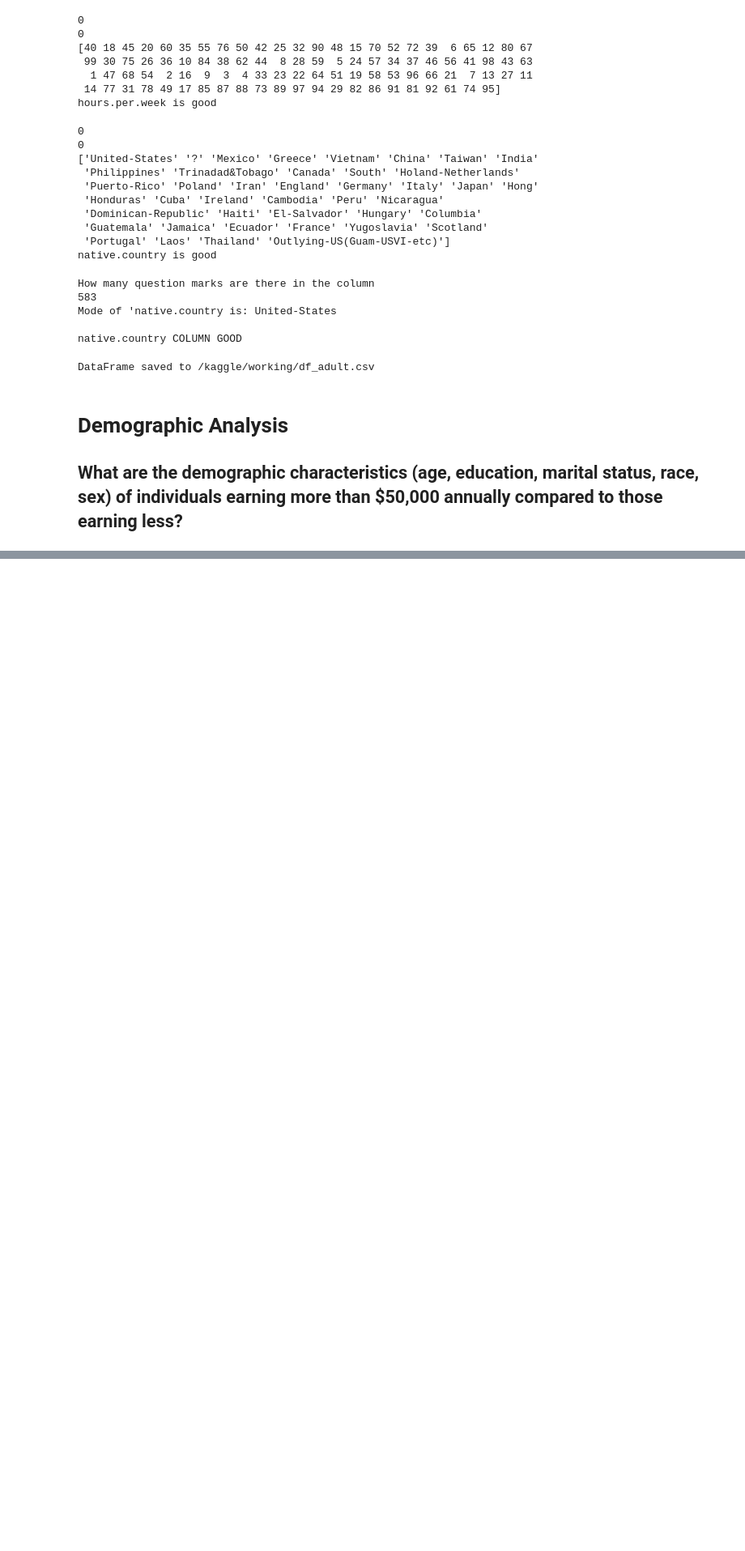
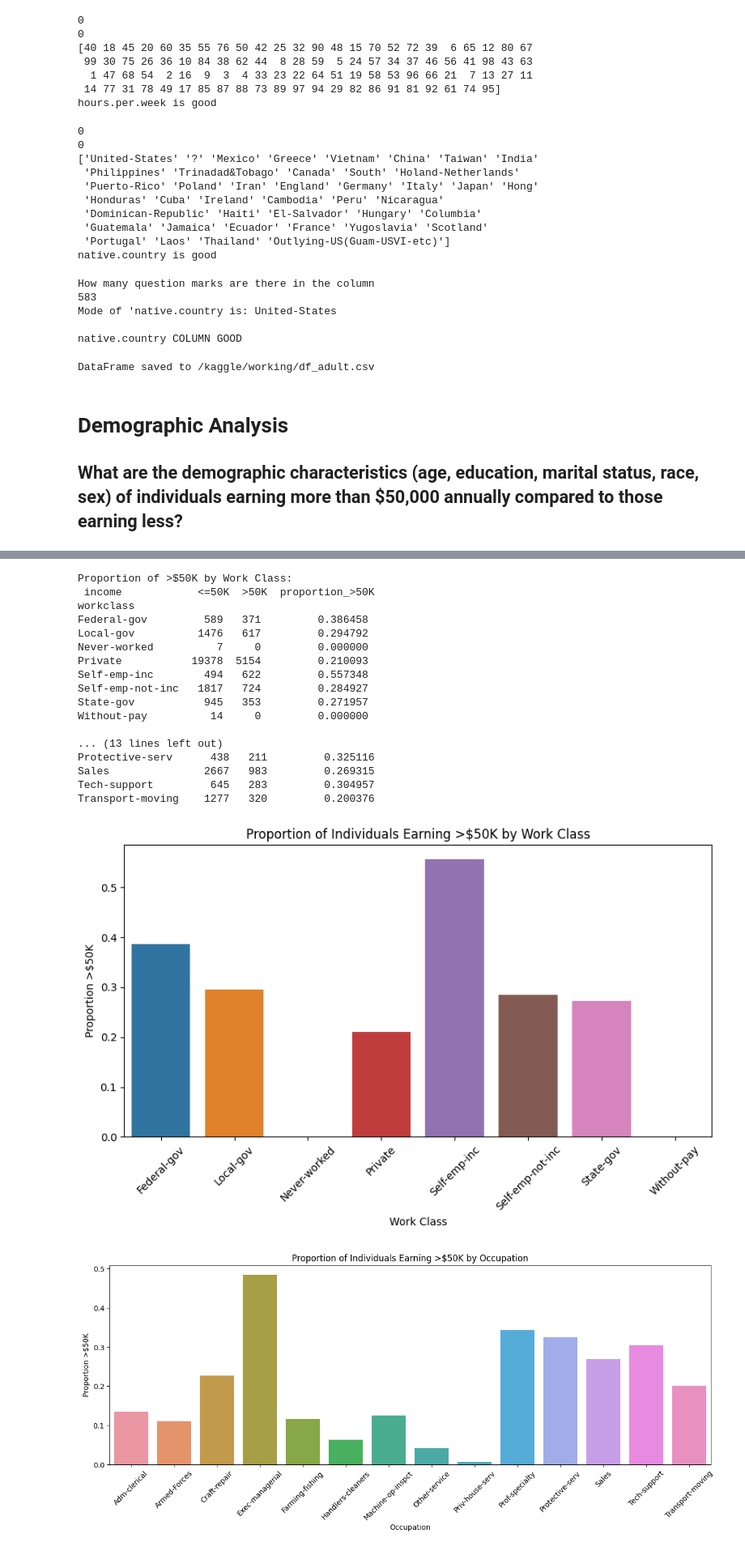
Before and after one commit to OptimusCoderr/Datainmotion, a Jupyter notebook: analyzing-adult-income-data-in-motion-project.ipynb, the cells around one changed output, grey strips where cells are left out. Shown at 81% size. Saved outputs shown, nothing was run; the diff lists cells and outputs as text; code cells hidden in the pictures; blank space fills up the shorter version.

Commit message:
Kaggle Notebook | Analyzing Adult Income Data In motion Project | Version 4

```diff
--- a/analyzing-adult-income-data-in-motion-project.ipynb
+++ b/analyzing-adult-income-data-in-motion-project.ipynb
@@ -316,0 +387,50 @@ plt.show()
+# %%
+# Calculate the proportion of individuals earning >$50K within each workclass
+workclass_income = df_adult.groupby(['workclass', 'income']).size().unstack(fill_value=0)
+workclass_income['proportion_>50K'] = workclass_income['>50K'] / (workclass_income['>50K'] + workclass_income['<=50K'])
+
+# Calculate the proportion of individuals earning >$50K within each occupation
+occupation_income = df_adult.groupby(['occupation', 'income']).size().unstack(fill_value=0)
+occupation_income['proportion_>50K'] = occupation_income['>50K'] / (occupation_income['>50K'] + occupation_income['<=50K'])
+
+# Display the results
+print("Proportion of >$50K by Work Class:\n", workclass_income)
+print("\nProportion of >$50K by Occupation:\n", occupation_income)
+
+# Plot the proportions for workclass
+plt.figure(figsize=(10, 5))
+sns.barplot(x=workclass_income.index, y=workclass_income['proportion_>50K'])
+plt.title('Proportion of Individuals Earning >$50K by Work Class')
+plt.xlabel('Work Class')
+plt.ylabel('Proportion >$50K')
+plt.xticks(rotation=45)
+plt.show()
+
+# Plot the proportions for occupation
+plt.figure(figsize=(15, 5))
+sns.barplot(x=occupation_income.index, y=occupation_income['proportion_>50K'])
+plt.title('Proportion of Individuals Earning >$50K by Occupation')
+plt.xlabel('Occupation')
+plt.ylabel('Proportion >$50K')
+plt.xticks(rotation=45)
+plt.show()
+# %% [output]
+Proportion of >$50K by Work Class:
+ income            <=50K  >50K  proportion_>50K
+workclass
+Federal-gov         589   371         0.386458
+Local-gov          1476   617         0.294792
+Never-worked          7     0         0.000000
+Private           19378  5154         0.210093
+Self-emp-inc        494   622         0.557348
+Self-emp-not-inc   1817   724         0.284927
+State-gov           945   353         0.271957
+Without-pay          14     0         0.000000
+
+... (13 lines left out)
+Protective-serv      438   211         0.325116
+Sales               2667   983         0.269315
+Tech-support         645   283         0.304957
+Transport-moving    1277   320         0.200376
+[figure, added]
+[figure, added]
```
Also changed, not shown: parts of 9 cells of this notebook.
